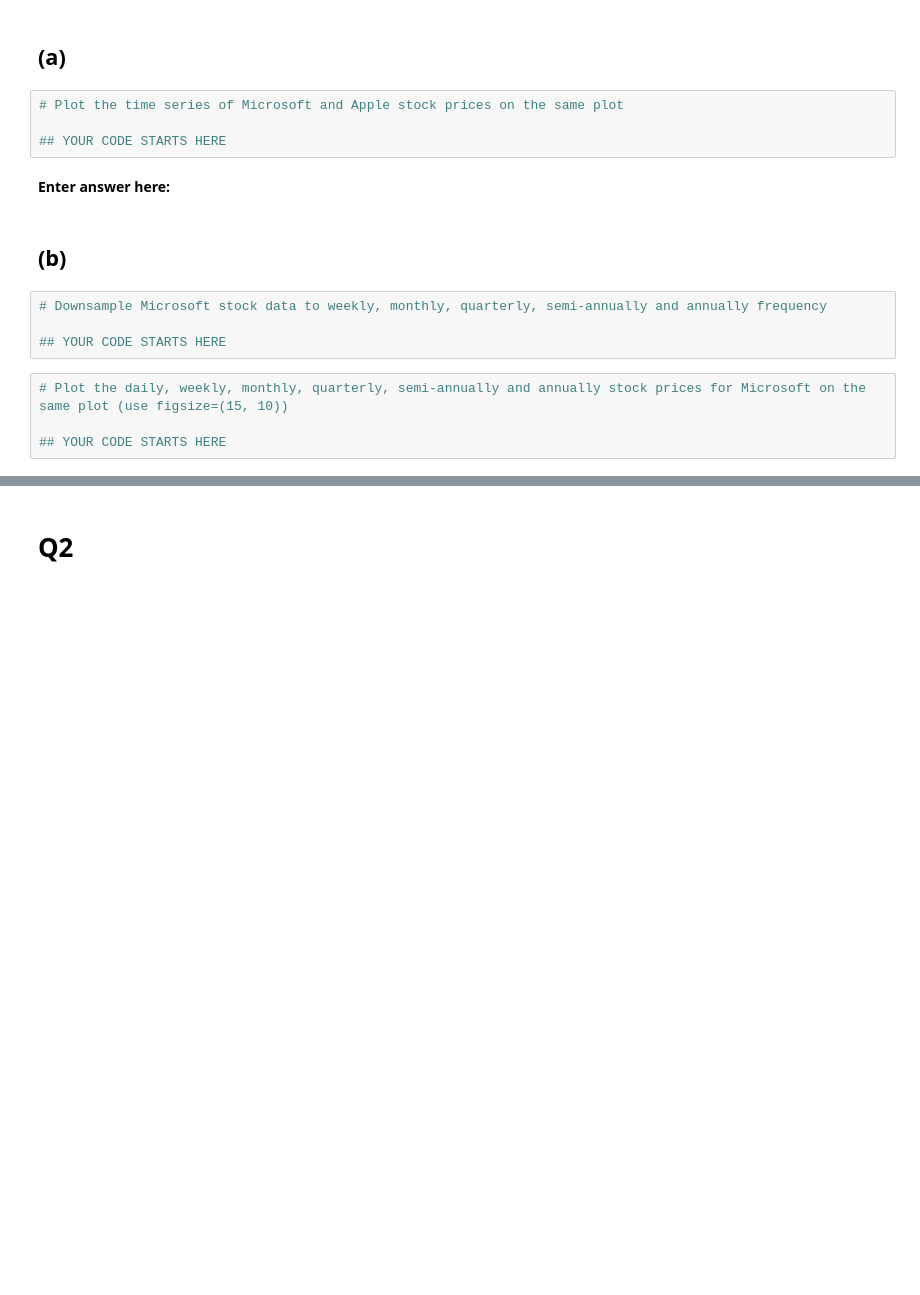
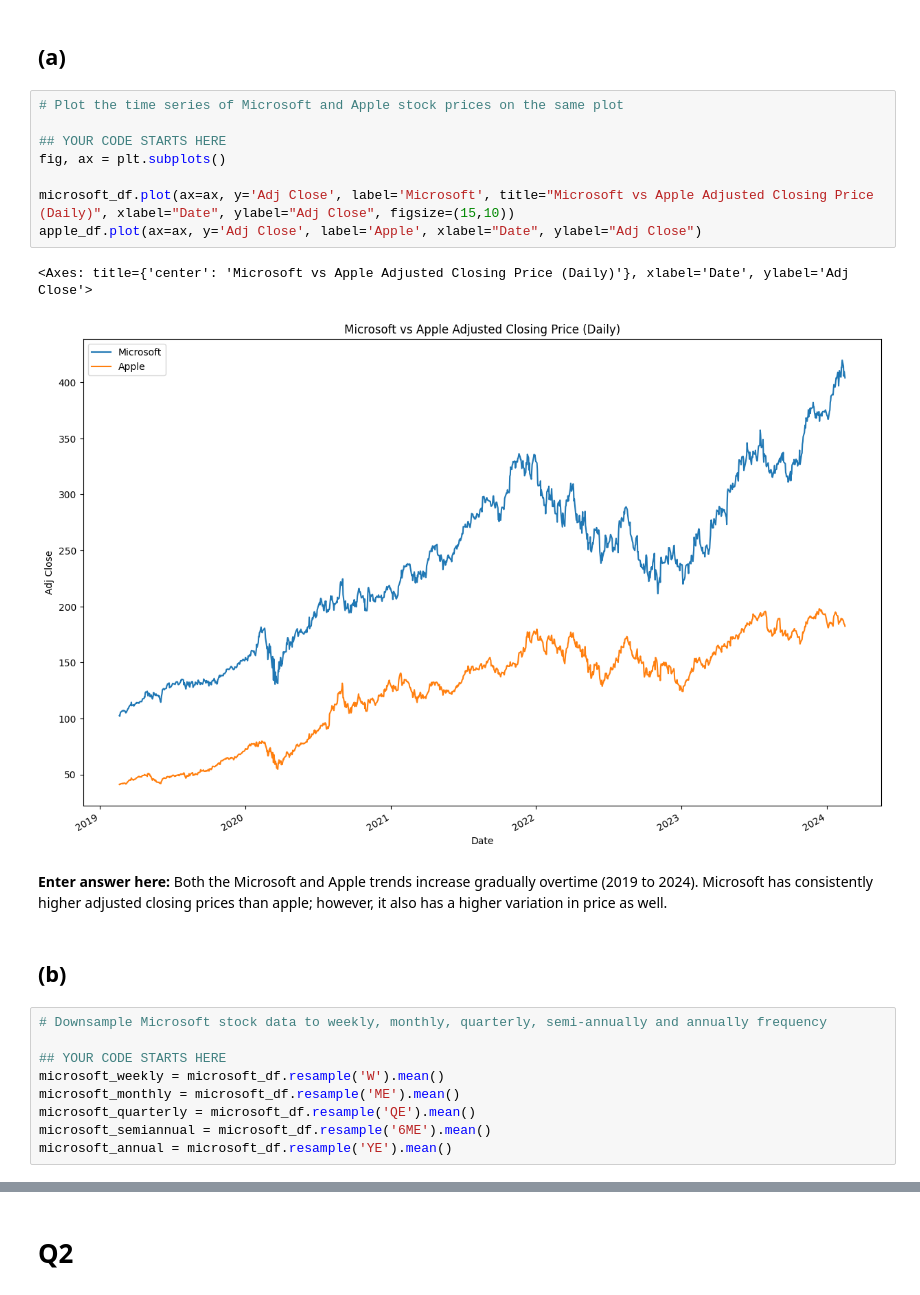
Before and after one commit to mayalizzie7/assignment-06-public, a Jupyter notebook: Assignment_06.ipynb, the cells around one changed output, grey strips where cells are left out. Saved outputs shown, nothing was run; the diff lists cells and outputs as text; blank space fills up the shorter version.

```diff
--- a/Assignment_06.ipynb
+++ b/Assignment_06.ipynb
@@ -129,16 +129,24 @@ city_1_df.head()
 # %%
 # Plot the time series of Microsoft and Apple stock prices on the same plot
 
 ## YOUR CODE STARTS HERE
+fig, ax = plt.subplots()
+
+microsoft_df.plot(ax=ax, y='Adj Close', label='Microsoft', title="Microsoft vs Apple Adjusted Closing Price (Daily)", xlabel="Date", ylabel="Adj Close", figsize=(15,10))
+apple_df.plot(ax=ax, y='Adj Close', label='Apple', xlabel="Date", ylabel="Adj Close")
+# %% [output]
+<Axes: title={'center': 'Microsoft vs Apple Adjusted Closing Price (Daily)'}, xlabel='Date', ylabel='Adj Close'>
+[figure, added]
-# %% [markdown]
-**Enter answer here:**
+# %% [markdown]
+**Enter answer here:** Both the Microsoft and Apple trends increase gradually overtime (2019 to 2024). Microsoft has consistently higher adjusted closing prices than apple; however, it also has a higher variation in price as well.
 # %% [markdown]
 ## (b)
 # %%
 # Downsample Microsoft stock data to weekly, monthly, quarterly, semi-annually and annually frequency
 
 ## YOUR CODE STARTS HERE
+microsoft_weekly = microsoft_df.resample('W').mean()
+microsoft_monthly = microsoft_df.resample('ME').mean()
+microsoft_quarterly = microsoft_df.resample('QE').mean()
+microsoft_semiannual = microsoft_df.resample('6ME').mean()
+microsoft_annual = microsoft_df.resample('YE').mean()
-# %%
-# Plot the daily, weekly, monthly, quarterly, semi-annually and annually stock prices for Microsoft on the same plot (use figsize=(15, 10))
-
-## YOUR CODE STARTS HERE
```
Also changed, not shown: parts of 32 cells of this notebook.
